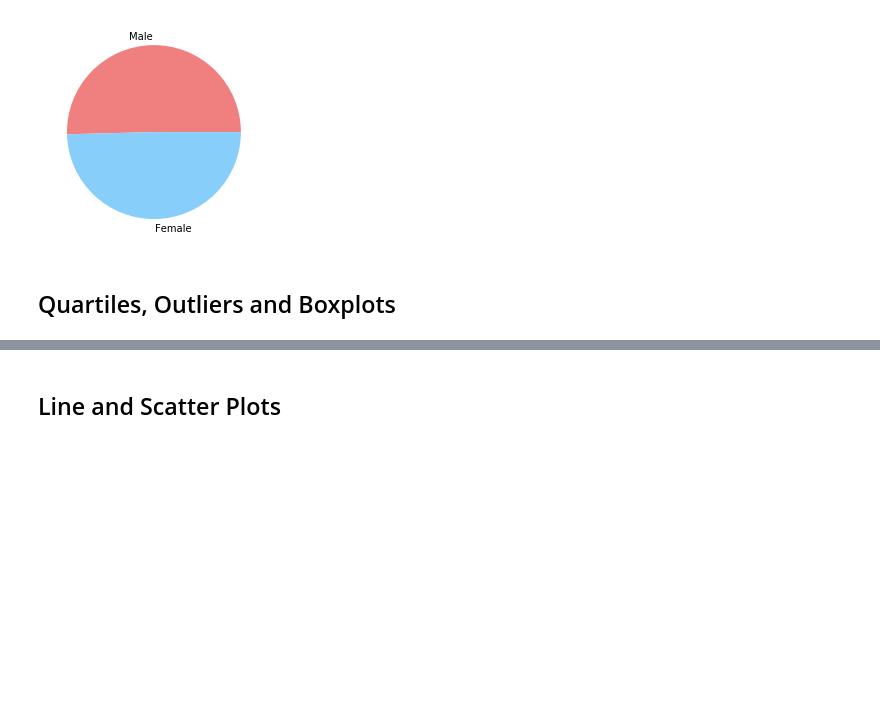
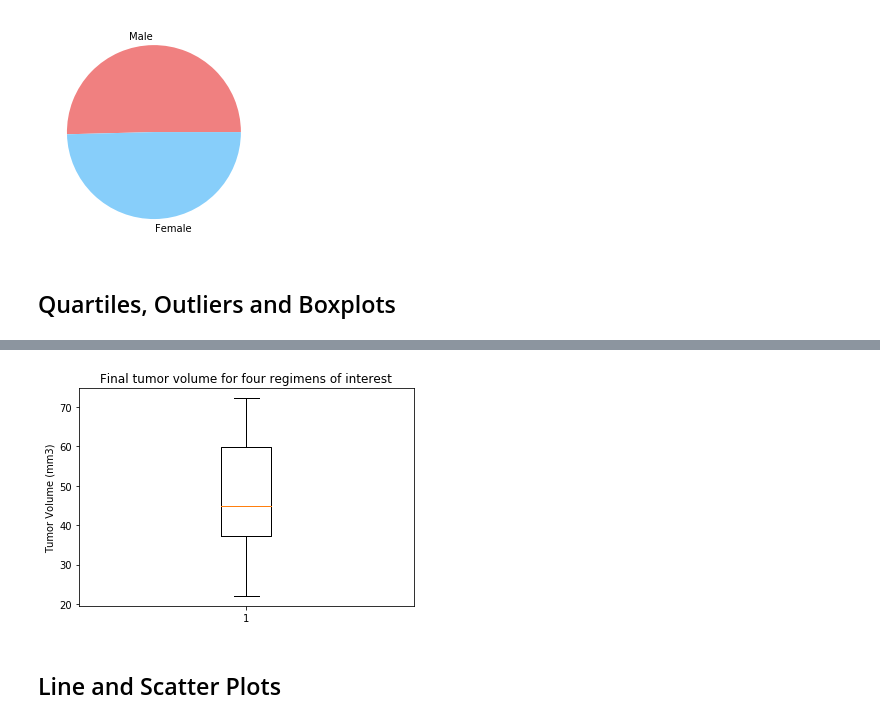
Before and after one commit to palominocp/matplotlib, a Jupyter notebook: pymaceuticals_starter.ipynb, the cells around one changed output, grey strips where cells are left out. Drawn from its saved outputs; the diff is of its cells as text; code cells hidden in the pictures; blank space fills up the shorter version.

Commit message:
Quartiles, Outliers and Boxplots

```diff
--- a/pymaceuticals_starter.ipynb
+++ b/pymaceuticals_starter.ipynb
@@ -308,0 +292,36 @@ clean_combined_data.groupby(['Drug Regimen', 'Tumor Volume (mm3)']).min()
+# %%
+# Calculate the final tumor volume of each mouse across four of the most promising treatment regimens: Capomulin, Ramicane, Infubinol, and Ceftamin.
+most_promis = clean_combined_data[clean_combined_data['Drug Regimen'].isin(['Capomulin', 'Ramicane', 'Infubinol', 'Ceftamin'])]
+
+timepoint45 = most_promis[most_promis['Timepoint'] == 45]
+most_promis_drop_45 = most_promis.drop(most_promis[most_promis['Mouse ID'].isin(timepoint45['Mouse ID'].values)].index)
+
+timepoint40 = most_promis_drop_45[most_promis_drop_45['Timepoint'] == 40]
+most_promis_drop_40 = most_promis_drop_45.drop(most_promis_drop_45[most_promis_drop_45['Mouse ID'].isin(timepoint40['Mouse ID'].values)].index)
+
+timepoint35 = most_promis_drop_40[most_promis_drop_40['Timepoint'] == 35]
+most_promis_drop_35 = most_promis_drop_40.drop(most_promis_drop_40[most_promis_drop_40['Mouse ID'].isin(timepoint35['Mouse ID'].values)].index)
+
+timepoint30 = most_promis_drop_35[most_promis_drop_35['Timepoint'] == 30]
+most_promis_drop_30 = most_promis_drop_35.drop(most_promis_drop_35[most_promis_drop_35['Mouse ID'].isin(timepoint30['Mouse ID'].values)].index)
+
+timepoint25 = most_promis_drop_30[most_promis_drop_30['Timepoint'] == 25]
+most_promis_drop_25 = most_promis_drop_30.drop(most_promis_drop_30[most_promis_drop_30['Mouse ID'].isin(timepoint25['Mouse ID'].values)].index)
+
+timepoint20 = most_promis_drop_25[most_promis_drop_25['Timepoint'] == 20]
+most_promis_drop_20 = most_promis_drop_25.drop(most_promis_drop_25[most_promis_drop_25['Mouse ID'].isin(timepoint20['Mouse ID'].values)].index)
+
+timepoint15 = most_promis_drop_20[most_promis_drop_20['Timepoint'] == 15]
+most_promis_drop_15 = most_promis_drop_20.drop(most_promis_drop_20[most_promis_drop_20['Mouse ID'].isin(timepoint15['Mouse ID'].values)].index)
+
+timepoint10 = most_promis_drop_15[most_promis_drop_15['Timepoint'] == 10]
+most_promis_drop_10 = most_promis_drop_15.drop(most_promis_drop_15[most_promis_drop_15['Mouse ID'].isin(timepoint10['Mouse ID'].values)].index)
+
+timepoint5 = most_promis_drop_10[most_promis_drop_10['Timepoint'] == 5]
+most_promis_drop_5 = most_promis_drop_10.drop(most_promis_drop_10[most_promis_drop_10['Mouse ID'].isin(timepoint5['Mouse ID'].values)].index)
+
+timepoint0 = most_promis_drop_5[most_promis_drop_5['Timepoint'] == 0]
+most_promis_drop_0 = most_promis_drop_5.drop(most_promis_drop_5[most_promis_drop_5['Mouse ID'].isin(timepoint0['Mouse ID'].values)].index)
+
+final_vol_most_promise = pd.concat([timepoint45, timepoint40, timepoint35, timepoint30, timepoint25, timepoint20, timepoint15, timepoint10, timepoint5, timepoint0], ignore_index = True)[['Mouse ID', 'Drug Regimen', 'Tumor Volume (mm3)']]
+final_vol_most_promise
@@ -326,5 +386,12 @@ clean_combined_data.groupby(['Drug Regimen', 'Tumor Volume (mm3)']).min()
 # %%
 # Generate a box plot of the final tumor volume of each mouse across four regimens of interest
+fig1, ax1 = plt.subplots()
+ax1.set_title('Final tumor volume for four regimens of interest')
+ax1.set_ylabel('Tumor Volume (mm3)')
+ax1.boxplot(final_vol_most_promise['Tumor Volume (mm3)'])
+plt.show()
+# %% [output]
+[figure, added]
 # %% [markdown]
 ## Line and Scatter Plots
 # %%
```
Also changed, not shown: parts of 5 cells of this notebook.
